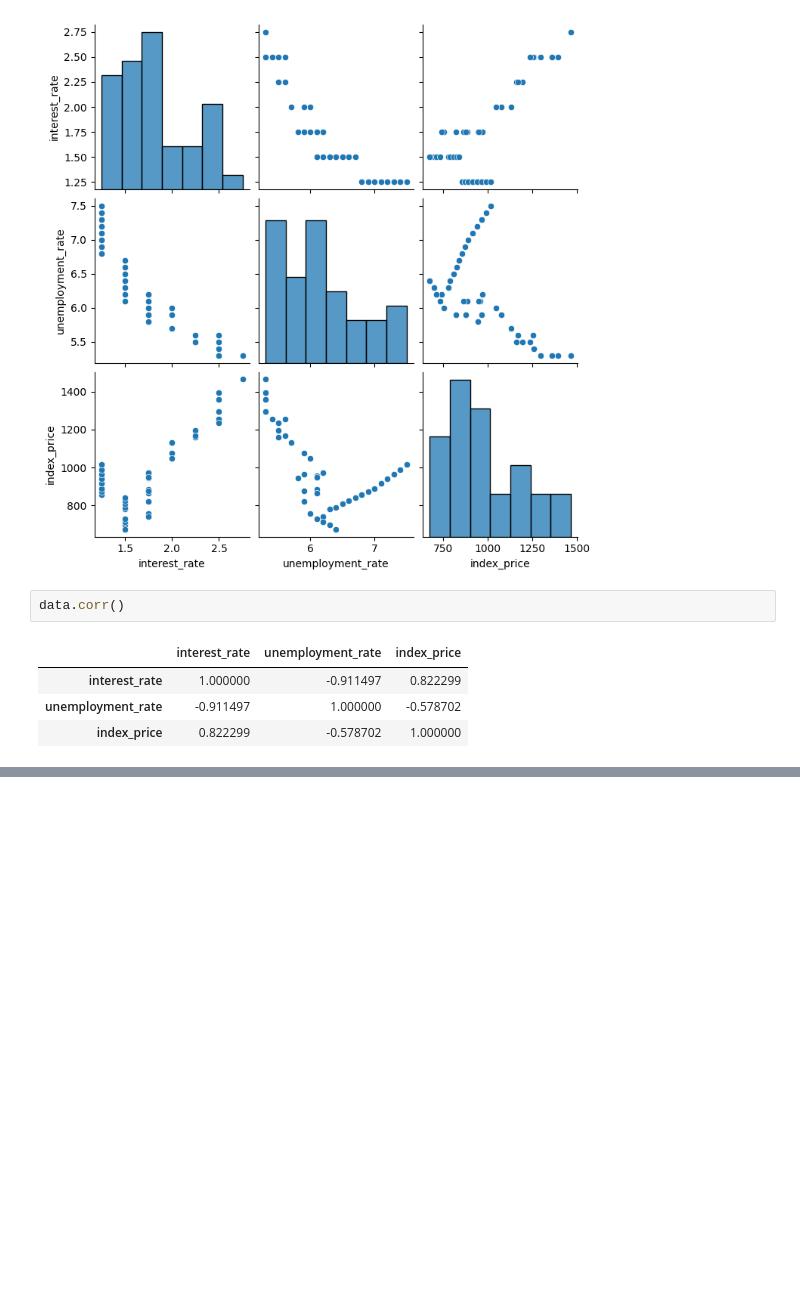
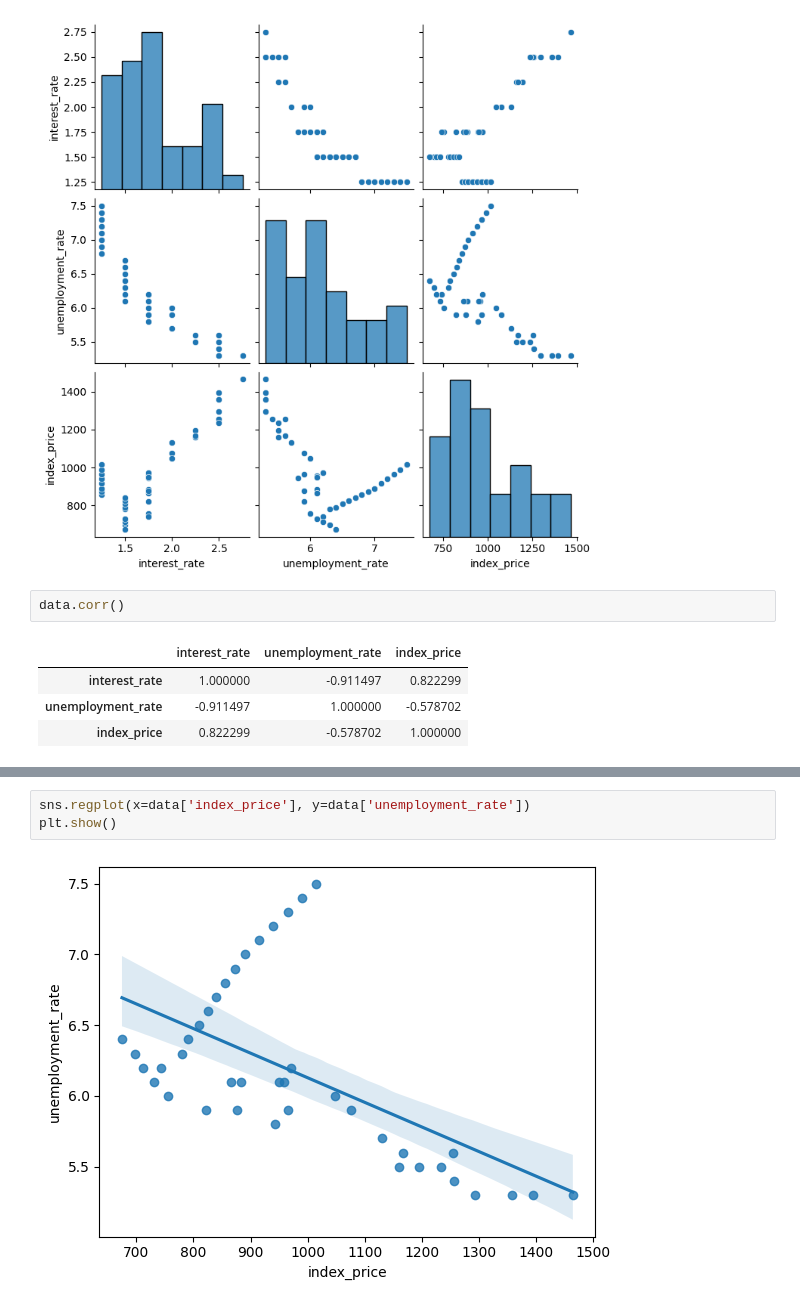
Before and after one commit to Shimul-Zahan/ML-Bootcamp, a Jupyter notebook: Regression/multiple linear regression/multiple_linear_regression.ipynb, the cells around one changed output, grey strips where cells are left out. Cells and saved outputs as stored; diff of their text form; blank space fills up the shorter version.

```diff
--- a/Regression/multiple linear regression/multiple_linear_regression.ipynb
+++ b/Regression/multiple linear regression/multiple_linear_regression.ipynb
@@ -40,0 +61,5 @@ data.corr()
+# %%
+sns.regplot(x=data['index_price'], y=data['unemployment_rate'])
+plt.show()
+# %% [output]
+[figure, added]
```
Also changed, not shown: parts of 13 cells of this notebook.
